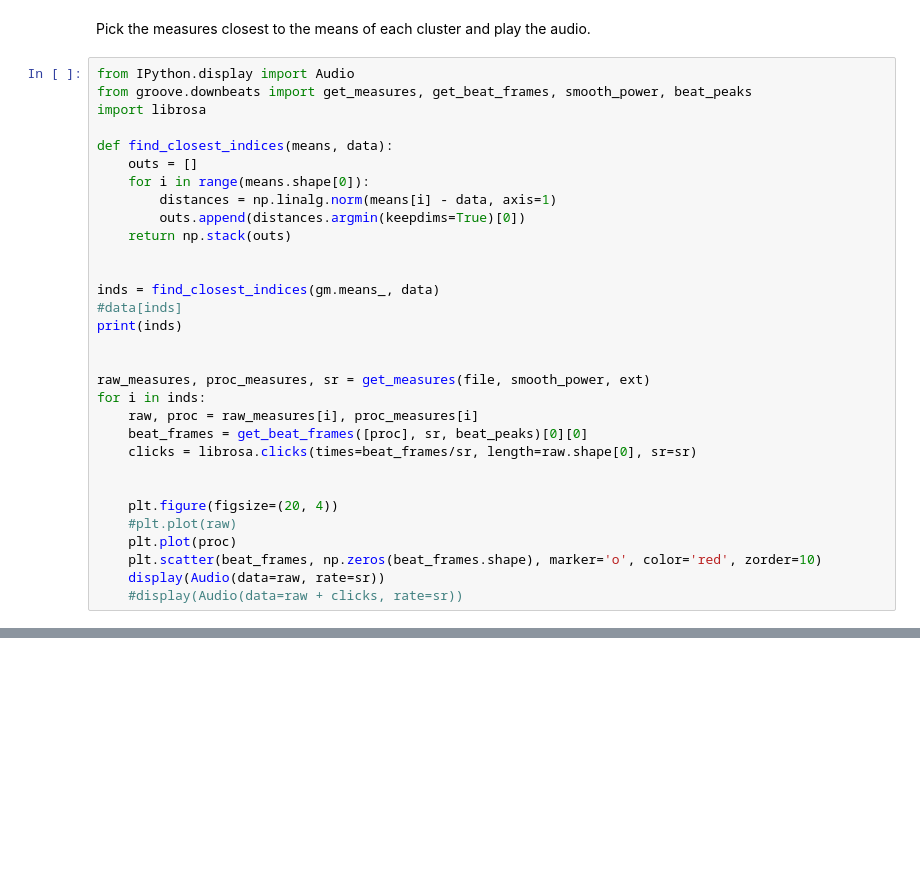
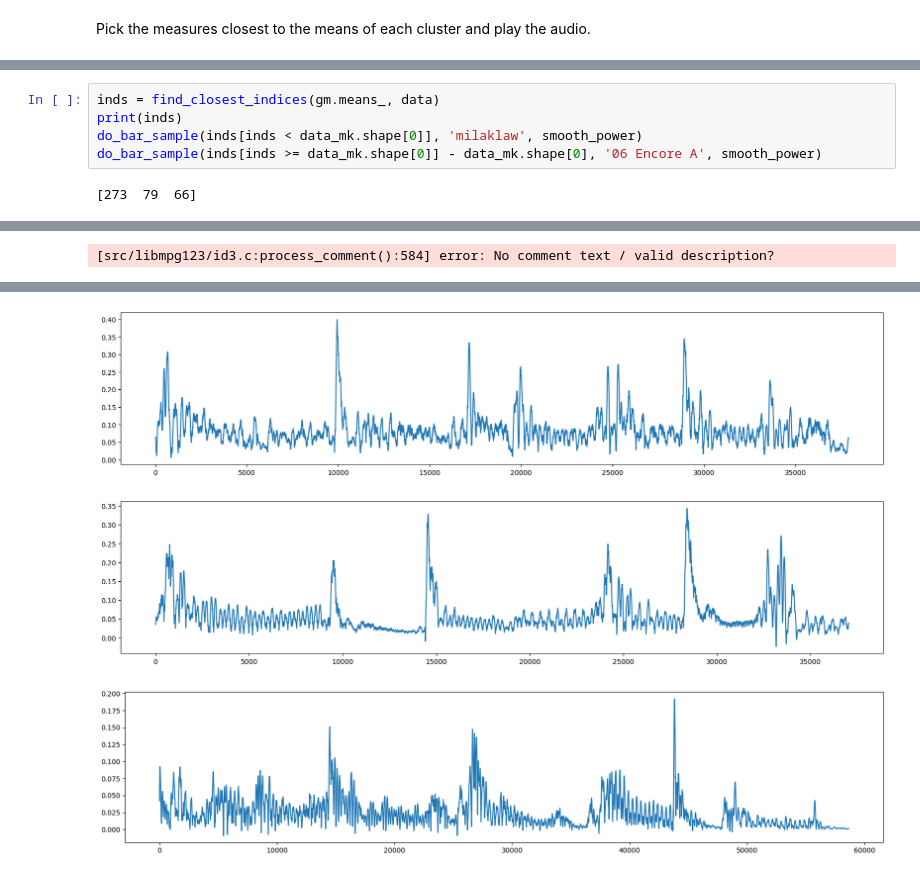
Before and after one commit to chenhi/groove_gang, a Jupyter notebook: demo_intraclustering.ipynb, the cells around one changed output, grey strips where cells are left out. Drawn from its saved outputs; the diff is of its cells as text; blank space fills up the shorter version.

```diff
--- a/demo_intraclustering.ipynb
+++ b/demo_intraclustering.ipynb
@@ -469,33 +161,2 @@ PCA values: [0.5260758  0.31787218]
 # %% [markdown]
 Pick the measures closest to the means of each cluster and play the audio.
-# %%
-from IPython.display import Audio
-from groove.downbeats import get_measures, get_beat_frames, smooth_power, beat_peaks
-import librosa
-
-def find_closest_indices(means, data):
-    outs = []
-    for i in range(means.shape[0]):
-        distances = np.linalg.norm(means[i] - data, axis=1)
-        outs.append(distances.argmin(keepdims=True)[0])
-    return np.stack(outs)
-
-
-inds = find_closest_indices(gm.means_, data)
-#data[inds]
-print(inds)
-
-
-raw_measures, proc_measures, sr = get_measures(file, smooth_power, ext)
-for i in inds:
-    raw, proc = raw_measures[i], proc_measures[i]
-    beat_frames = get_beat_frames([proc], sr, beat_peaks)[0][0]
-    clicks = librosa.clicks(times=beat_frames/sr, length=raw.shape[0], sr=sr)
-
-
-    plt.figure(figsize=(20, 4))
-    #plt.plot(raw)
-    plt.plot(proc)
-    plt.scatter(beat_frames, np.zeros(beat_frames.shape), marker='o', color='red', zorder=10)
-    display(Audio(data=raw, rate=sr))
-    #display(Audio(data=raw + clicks, rate=sr))
@@ -507,0 +169,7 @@ for i in inds:
+# %%
+inds = find_closest_indices(gm.means_, data)
+print(inds)
+do_bar_sample(inds[inds < data_mk.shape[0]], 'milaklaw', smooth_power)
+do_bar_sample(inds[inds >= data_mk.shape[0]] - data_mk.shape[0], '06 Encore A', smooth_power)
+# %% [output]
+[273  79  66]
@@ -507,0 +178 @@ for i in inds:
+[src/libmpg123/id3.c:process_comment():584] error: No comment text / valid description?
@@ -507,0 +180,3 @@ for i in inds:
+[figure, added]
+[figure, added]
+[figure, added]
```
Also changed, not shown: parts of 35 cells of this notebook, 2 other files.
